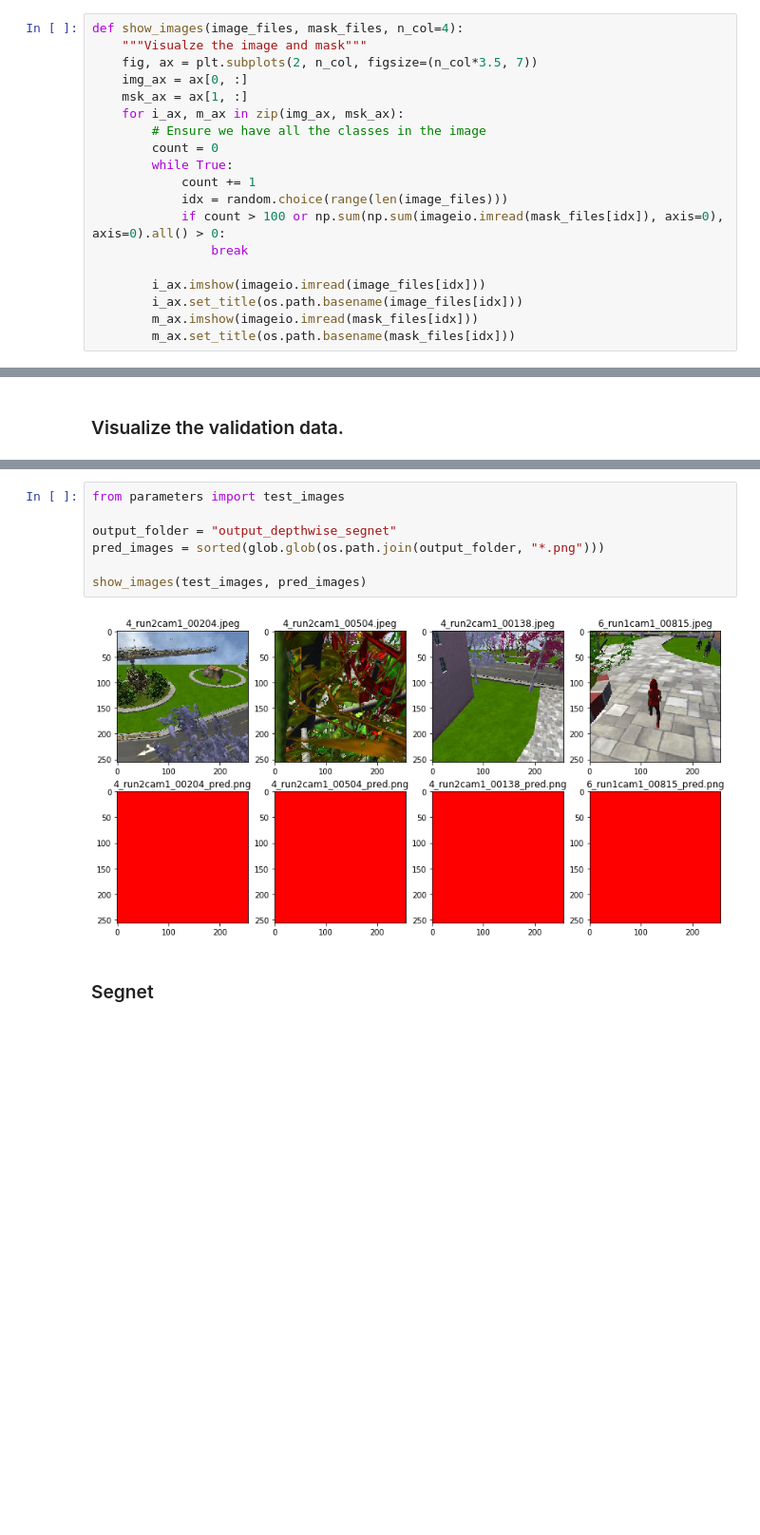
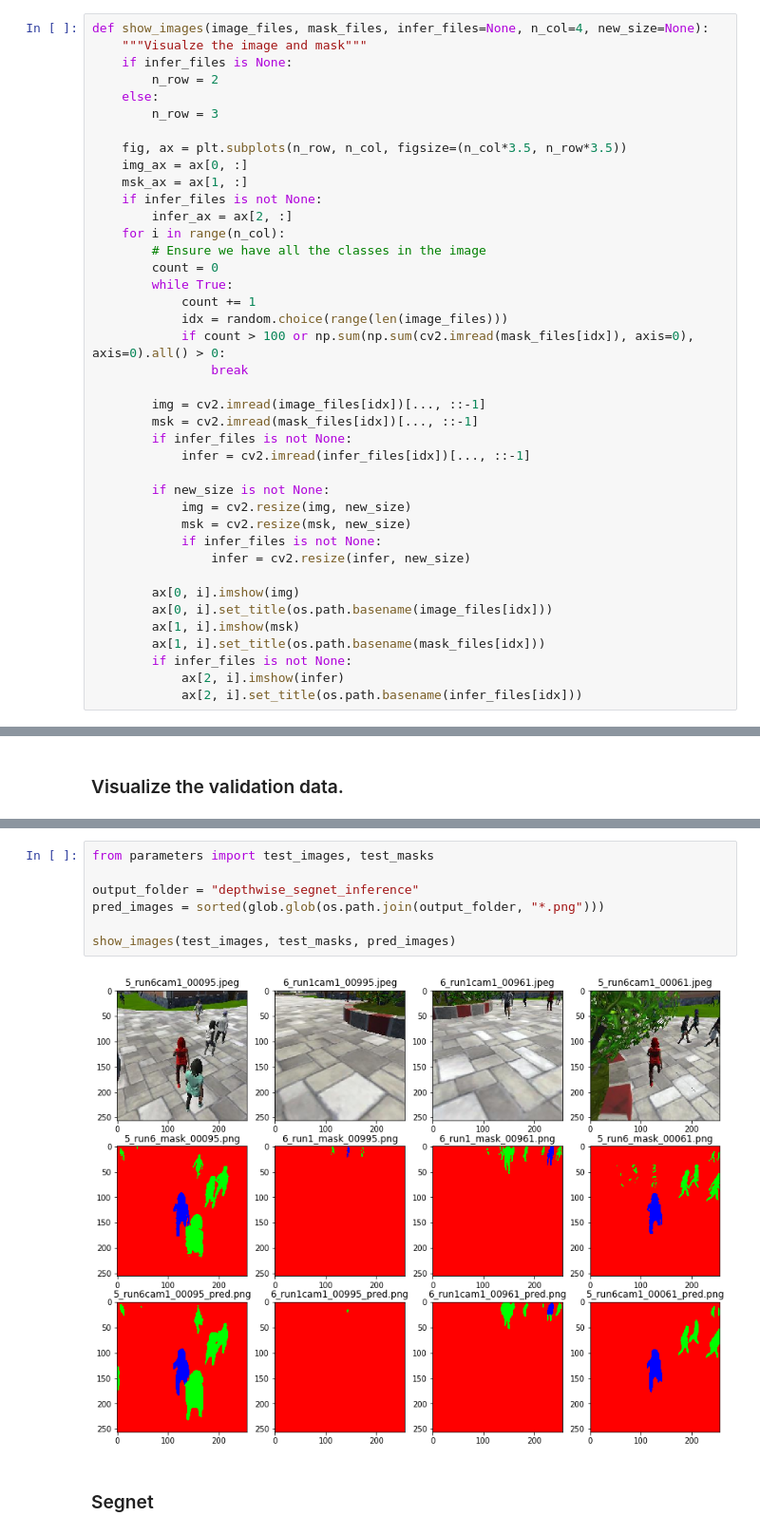
Before and after one commit to zhujun98/semantic_segmentation, a Jupyter notebook: follow_me/follow_me.ipynb, the cells around one changed output, grey strips where cells are left out. Shown at 95% size. Cells and saved outputs as stored; diff of their text form; blank space fills up the shorter version.

```diff
--- a/follow_me/follow_me.ipynb
+++ b/follow_me/follow_me.ipynb
@@ -20,24 +21,45 @@ import matplotlib.pyplot as plt
 # %% [markdown]
 ## Data Visualization<a id='data_vis'></a>
 # %%
-def show_images(image_files, mask_files, n_col=4):
+def show_images(image_files, mask_files, infer_files=None, n_col=4, new_size=None):
     """Visualze the image and mask"""
-    fig, ax = plt.subplots(2, n_col, figsize=(n_col*3.5, 7))
+    if infer_files is None:
+        n_row = 2
+    else:
+        n_row = 3
+
+    fig, ax = plt.subplots(n_row, n_col, figsize=(n_col*3.5, n_row*3.5))
     img_ax = ax[0, :]
     msk_ax = ax[1, :]
-    for i_ax, m_ax in zip(img_ax, msk_ax):
+    if infer_files is not None:
+        infer_ax = ax[2, :]
+    for i in range(n_col):
         # Ensure we have all the classes in the image
         count = 0
         while True:
             count += 1
             idx = random.choice(range(len(image_files)))
-            if count > 100 or np.sum(np.sum(imageio.imread(mask_files[idx]), axis=0), axis=0).all() > 0:
+            if count > 100 or np.sum(np.sum(cv2.imread(mask_files[idx]), axis=0), axis=0).all() > 0:
                 break
 
-        i_ax.imshow(imageio.imread(image_files[idx]))
-        i_ax.set_title(os.path.basename(image_files[idx]))
-        m_ax.imshow(imageio.imread(mask_files[idx]))
-        m_ax.set_title(os.path.basename(mask_files[idx]))
+        img = cv2.imread(image_files[idx])[..., ::-1]
+        msk = cv2.imread(mask_files[idx])[..., ::-1]
+        if infer_files is not None:
+            infer = cv2.imread(infer_files[idx])[..., ::-1]
+
+        if new_size is not None:
+            img = cv2.resize(img, new_size)
+            msk = cv2.resize(msk, new_size)
+            if infer_files is not None:
+                infer = cv2.resize(infer, new_size)
+
+        ax[0, i].imshow(img)
+        ax[0, i].set_title(os.path.basename(image_files[idx]))
+        ax[1, i].imshow(msk)
+        ax[1, i].set_title(os.path.basename(mask_files[idx]))
+        if infer_files is not None:
+            ax[2, i].imshow(infer)
+            ax[2, i].set_title(os.path.basename(infer_files[idx]))
 # %% [markdown]
 ### Visualize the training data.
 # %%
@@ -61,11 +134,11 @@ show_images(vali_images, vali_masks)
 # %%
-from parameters import test_images
+from parameters import test_images, test_masks
 
-output_folder = "output_depthwise_segnet"
+output_folder = "depthwise_segnet_inference"
 pred_images = sorted(glob.glob(os.path.join(output_folder, "*.png")))
 
-show_images(test_images, pred_images)
+show_images(test_images, test_masks, pred_images)
 # %% [output]
-[figure, old version]
+[figure, new version]
 # %% [markdown]
 ###  Segnet
```
Also changed, not shown: parts of 15 cells of this notebook, 8 other files.
